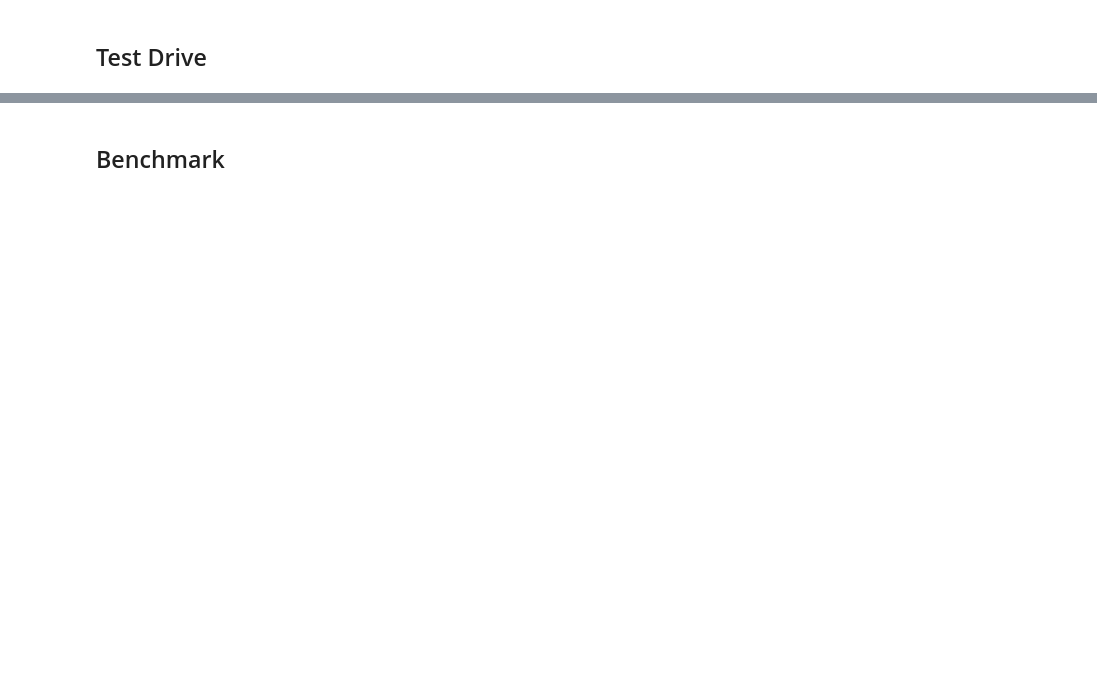
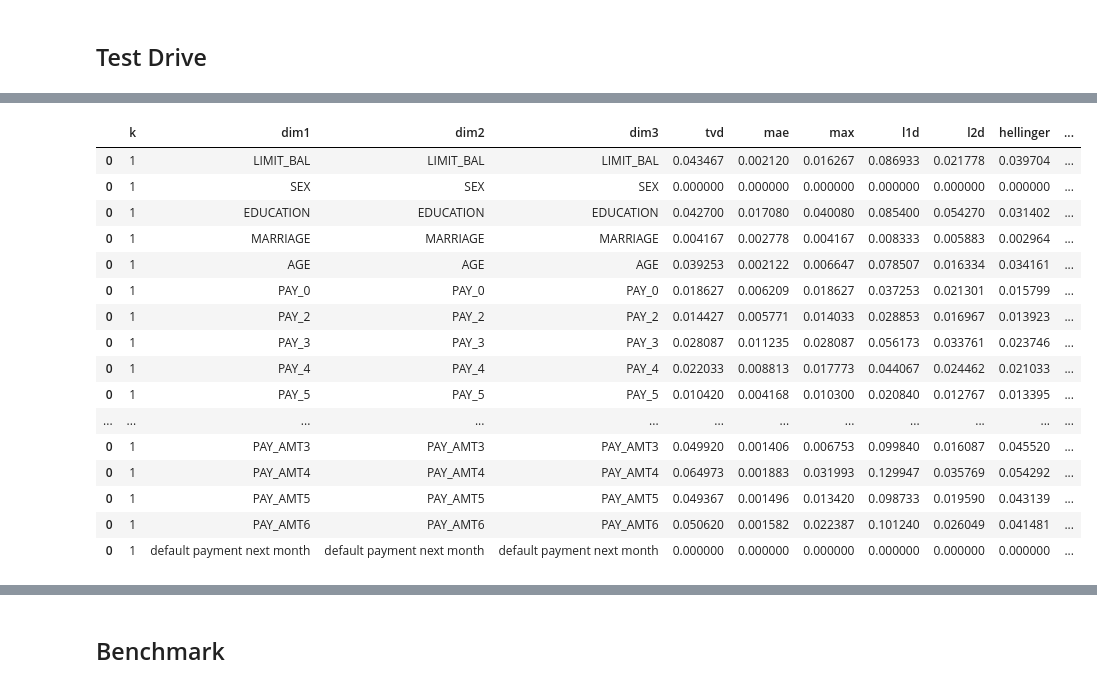
Before and after one commit to mostly-ai/paper-fidelity-accuracy, a Jupyter notebook: fidelity.ipynb, the cells around one changed output, grey strips where cells are left out. Saved outputs shown, nothing was run; the diff lists cells and outputs as text; code cells hidden in the pictures; blank space fills up the shorter version.

```diff
--- a/fidelity.ipynb
+++ b/fidelity.ipynb
@@ -101,0 +255,20 @@ dtype: float64
+# %%
+fidelity(trn, syn, k=1, c=100)
+# %% [output]
+|  | k | dim1 | dim2 | dim3 | tvd | mae | max | l1d | l2d | hellinger | ... |
+| 0 | 1 | LIMIT_BAL | LIMIT_BAL | LIMIT_BAL | 0.043467 | 0.002120 | 0.016267 | 0.086933 | 0.021778 | 0.039704 | ... |
+| 0 | 1 | SEX | SEX | SEX | 0.000000 | 0.000000 | 0.000000 | 0.000000 | 0.000000 | 0.000000 | ... |
+| 0 | 1 | EDUCATION | EDUCATION | EDUCATION | 0.042700 | 0.017080 | 0.040080 | 0.085400 | 0.054270 | 0.031402 | ... |
+| 0 | 1 | MARRIAGE | MARRIAGE | MARRIAGE | 0.004167 | 0.002778 | 0.004167 | 0.008333 | 0.005883 | 0.002964 | ... |
+| 0 | 1 | AGE | AGE | AGE | 0.039253 | 0.002122 | 0.006647 | 0.078507 | 0.016334 | 0.034161 | ... |
+| 0 | 1 | PAY_0 | PAY_0 | PAY_0 | 0.018627 | 0.006209 | 0.018627 | 0.037253 | 0.021301 | 0.015799 | ... |
+| 0 | 1 | PAY_2 | PAY_2 | PAY_2 | 0.014427 | 0.005771 | 0.014033 | 0.028853 | 0.016967 | 0.013923 | ... |
+| 0 | 1 | PAY_3 | PAY_3 | PAY_3 | 0.028087 | 0.011235 | 0.028087 | 0.056173 | 0.033761 | 0.023746 | ... |
+| 0 | 1 | PAY_4 | PAY_4 | PAY_4 | 0.022033 | 0.008813 | 0.017773 | 0.044067 | 0.024462 | 0.021033 | ... |
+| 0 | 1 | PAY_5 | PAY_5 | PAY_5 | 0.010420 | 0.004168 | 0.010300 | 0.020840 | 0.012767 | 0.013395 | ... |
+| ... | ... | ... | ... | ... | ... | ... | ... | ... | ... | ... | ... |
+| 0 | 1 | PAY_AMT3 | PAY_AMT3 | PAY_AMT3 | 0.049920 | 0.001406 | 0.006753 | 0.099840 | 0.016087 | 0.045520 | ... |
+| 0 | 1 | PAY_AMT4 | PAY_AMT4 | PAY_AMT4 | 0.064973 | 0.001883 | 0.031993 | 0.129947 | 0.035769 | 0.054292 | ... |
+| 0 | 1 | PAY_AMT5 | PAY_AMT5 | PAY_AMT5 | 0.049367 | 0.001496 | 0.013420 | 0.098733 | 0.019590 | 0.043139 | ... |
+| 0 | 1 | PAY_AMT6 | PAY_AMT6 | PAY_AMT6 | 0.050620 | 0.001582 | 0.022387 | 0.101240 | 0.026049 | 0.041481 | ... |
+| 0 | 1 | default payment next month | default payment next month | default payment next month | 0.000000 | 0.000000 | 0.000000 | 0.000000 | 0.000000 | 0.000000 | ... |
```
Also changed, not shown: parts of 31 cells of this notebook.
